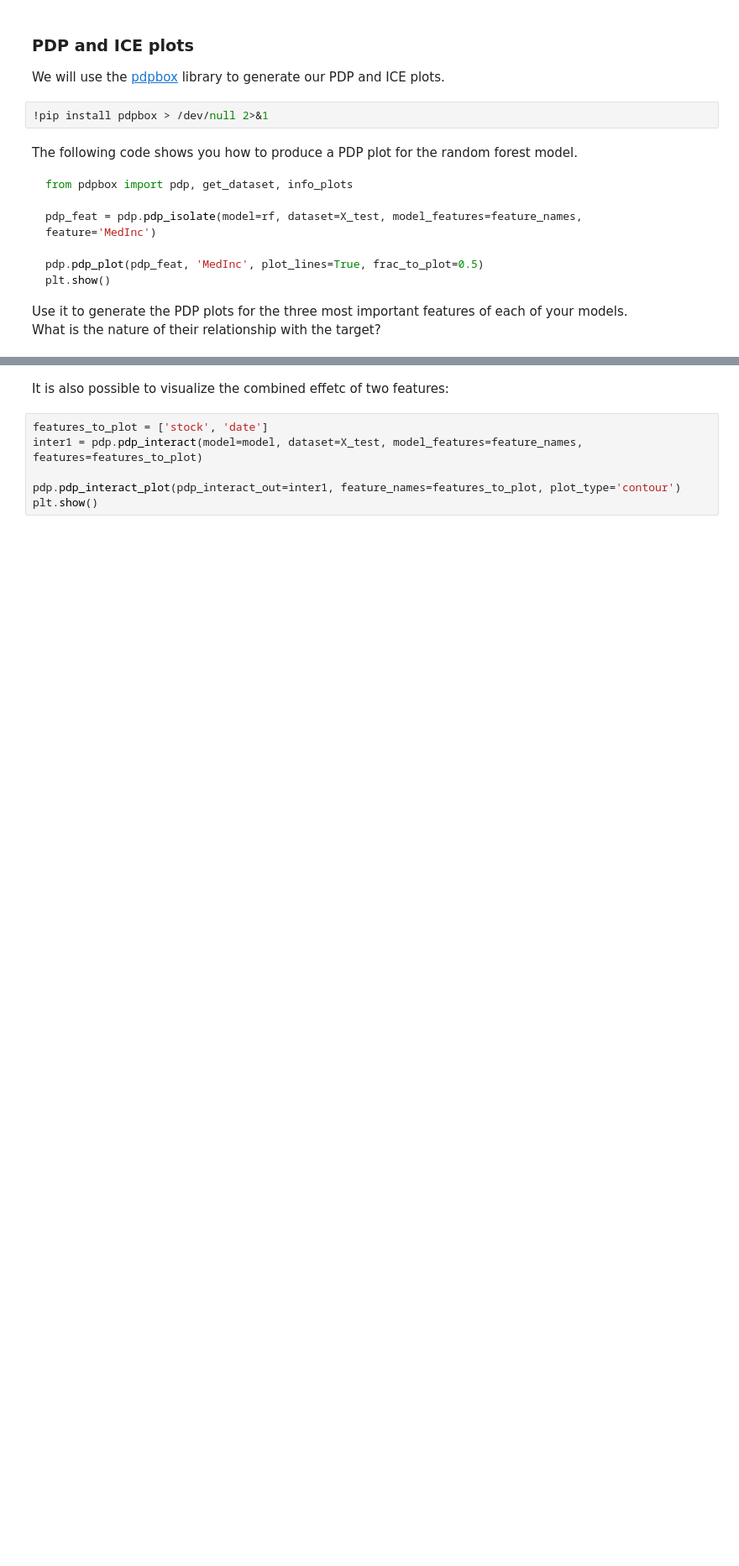
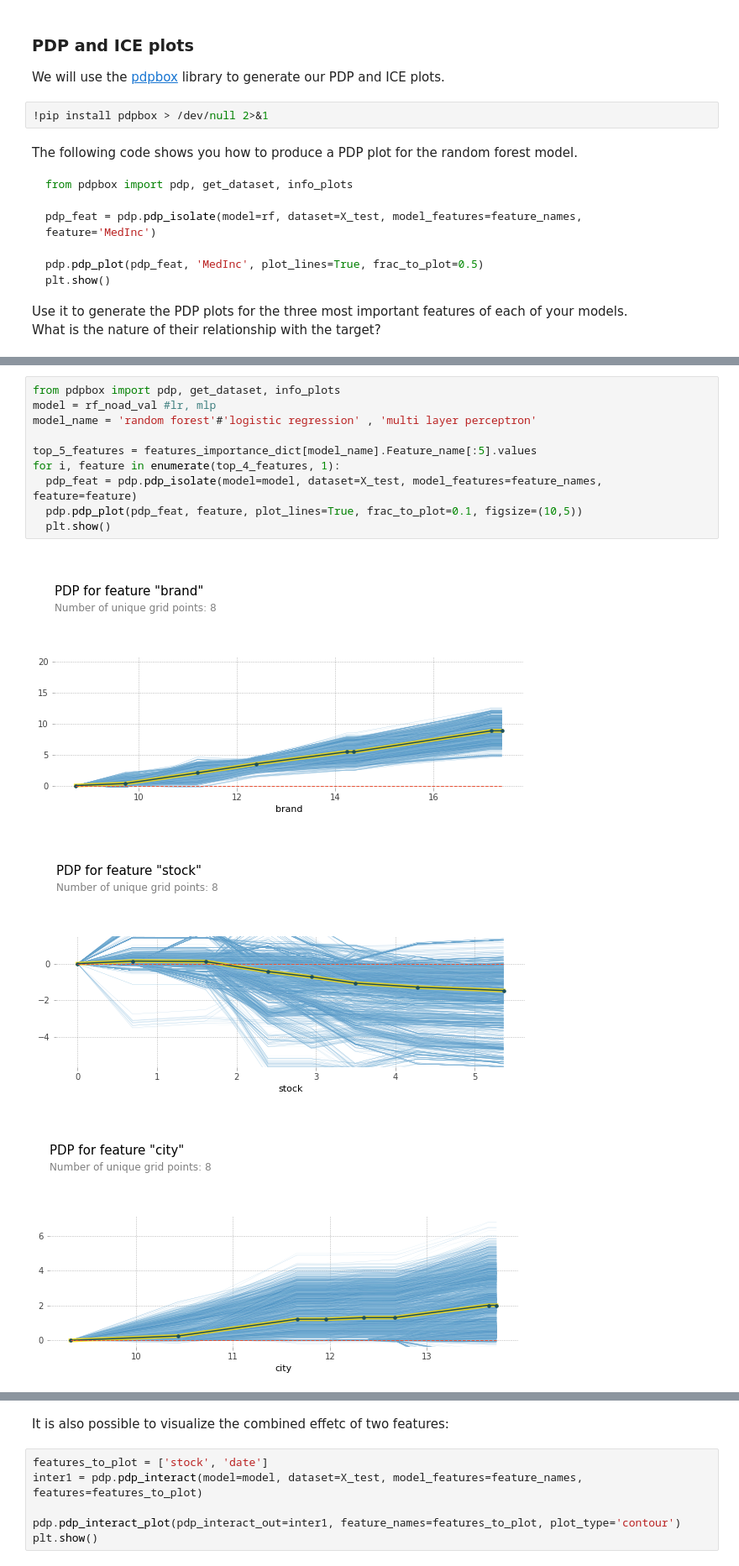
Before and after one commit to LilaR66/Defi-IA-bedbugs, a Jupyter notebook: notebooks/DefiIA_interpretabilite_modeles.ipynb, the cells around one changed output, grey strips where cells are left out. Shown at 84% size. Saved outputs shown, nothing was run; the diff lists cells and outputs as text; blank space fills up the shorter version.

```diff
--- a/notebooks/DefiIA_interpretabilite_modeles.ipynb
+++ b/notebooks/DefiIA_interpretabilite_modeles.ipynb
@@ -213,0 +273,14 @@ WARNING:matplotlib.font_manager:findfont: Font family ['Arial'] not found. Falli
+# %%
+from pdpbox import pdp, get_dataset, info_plots
+model = rf_noad_val #lr, mlp
+model_name = 'random forest'#'logistic regression' , 'multi layer perceptron'
+
+top_5_features = features_importance_dict[model_name].Feature_name[:5].values
+for i, feature in enumerate(top_4_features, 1):
+  pdp_feat = pdp.pdp_isolate(model=model, dataset=X_test, model_features=feature_names, feature=feature)
+  pdp.pdp_plot(pdp_feat, feature, plot_lines=True, frac_to_plot=0.1, figsize=(10,5))
+  plt.show()
+# %% [output]
+[figure, added]
+[figure, added]
+[figure, added]
```
Also changed, not shown: parts of 14 cells of this notebook.
